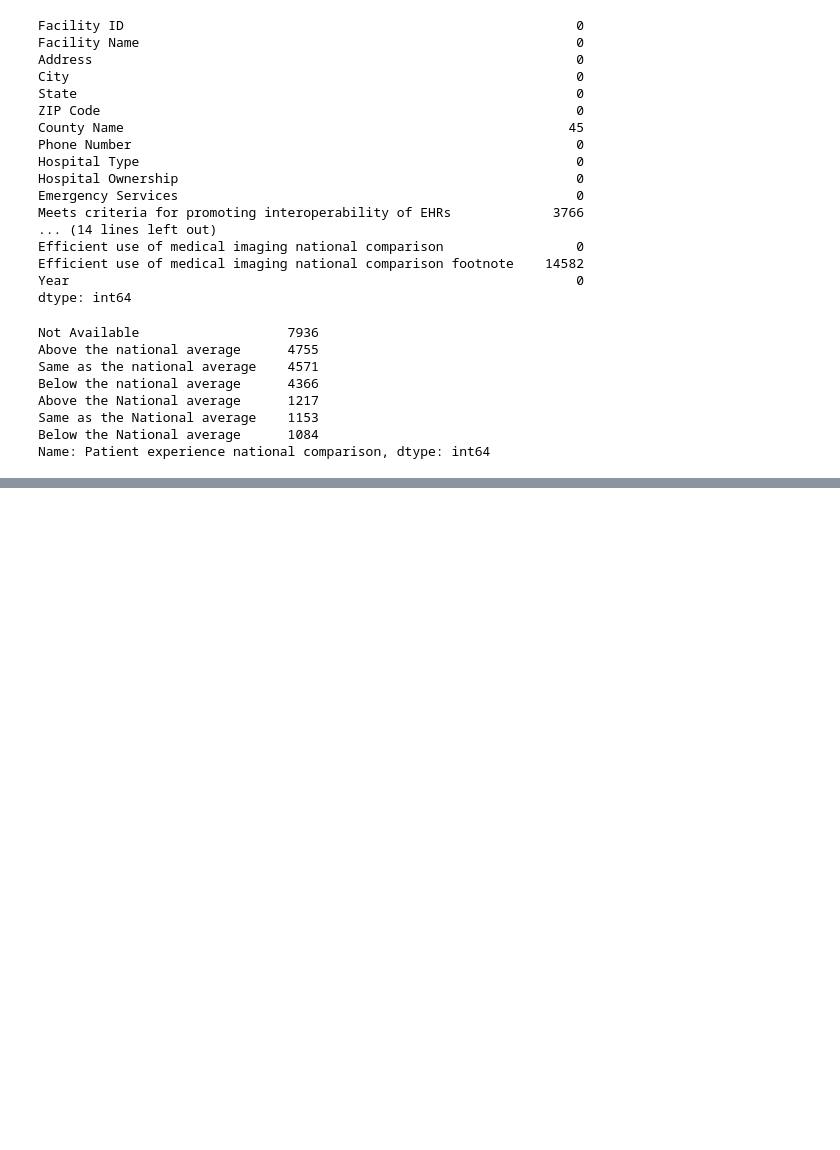
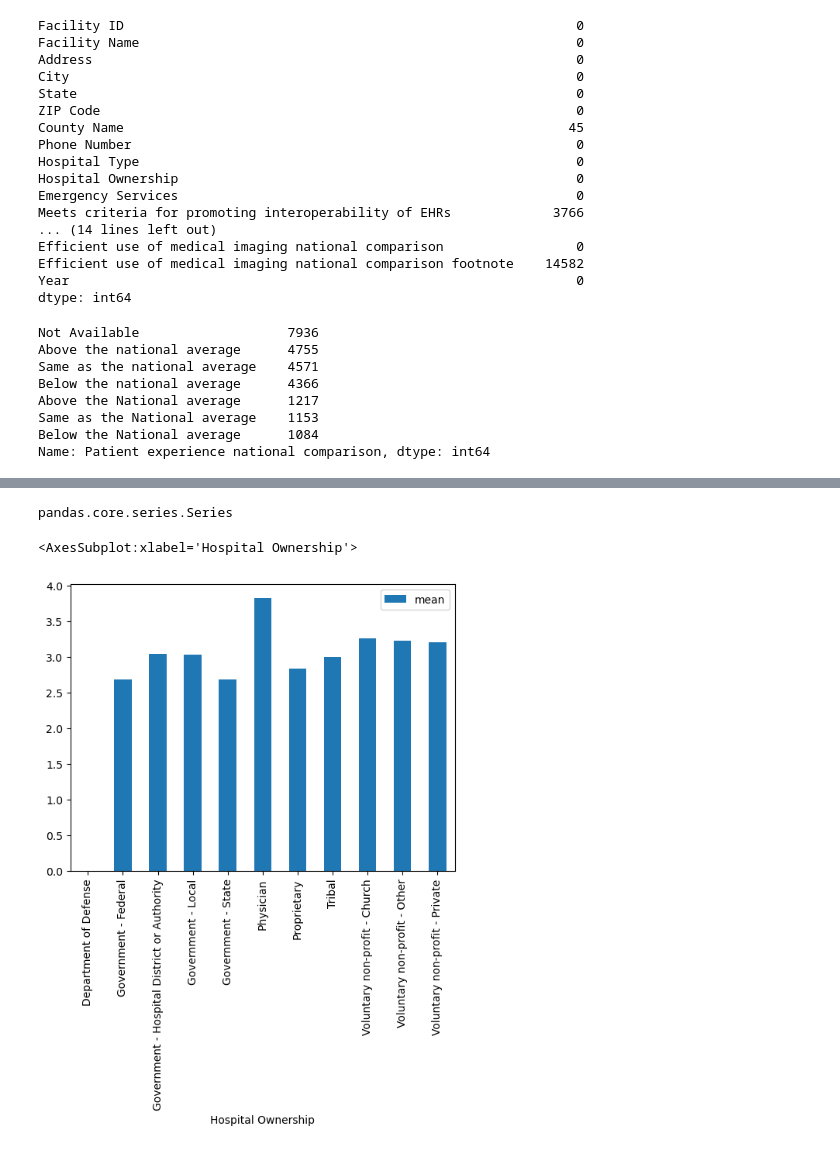
Before and after one commit to haoshu2017/US_Hospital_Data, a Jupyter notebook: U.S_Hospital_EDA.ipynb, the cells around one changed output, grey strips where cells are left out. Cells and saved outputs as stored; diff of their text form; code cells hidden in the pictures; blank space fills up the shorter version.

Commit message:
seaborn plot

```diff
--- a/U.S_Hospital_EDA.ipynb
+++ b/U.S_Hospital_EDA.ipynb
@@ -132,0 +135,24 @@ sns.catplot(data=data, x="Hospital overall rating", kind="count", palette="ch:.2
+# %%
+
+
+data['Hospital overall rating'] = data['Hospital overall rating'].replace('Not Available', np.nan)
+
+data['Hospital overall rating'] = pd.to_numeric(data['Hospital overall rating'])
+data['Hospital Ownership'].value_counts()
+
+data_groups = data.groupby(['Hospital Ownership'])['Hospital overall rating'].mean()
+
+data_groups.head(10)
+
+type(data_groups)
+# %% [output]
+pandas.core.series.Series
+# %%
+##data_groups.plot.bar()
+
+## alternatively
+
+data.groupby(['Hospital Ownership'])['Hospital overall rating'].agg(['mean']).plot.bar()
+# %% [output]
+<AxesSubplot:xlabel='Hospital Ownership'>
+[figure, added]
```
Also changed, not shown: parts of 7 cells of this notebook.
